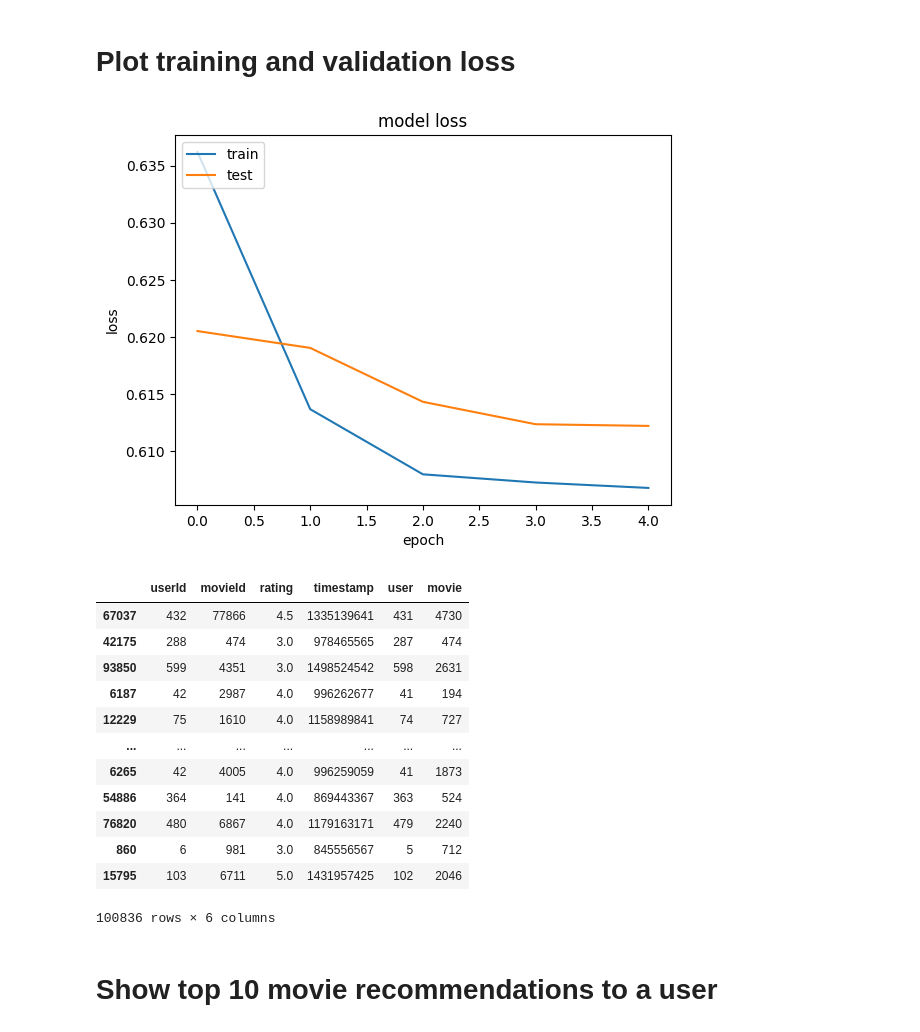
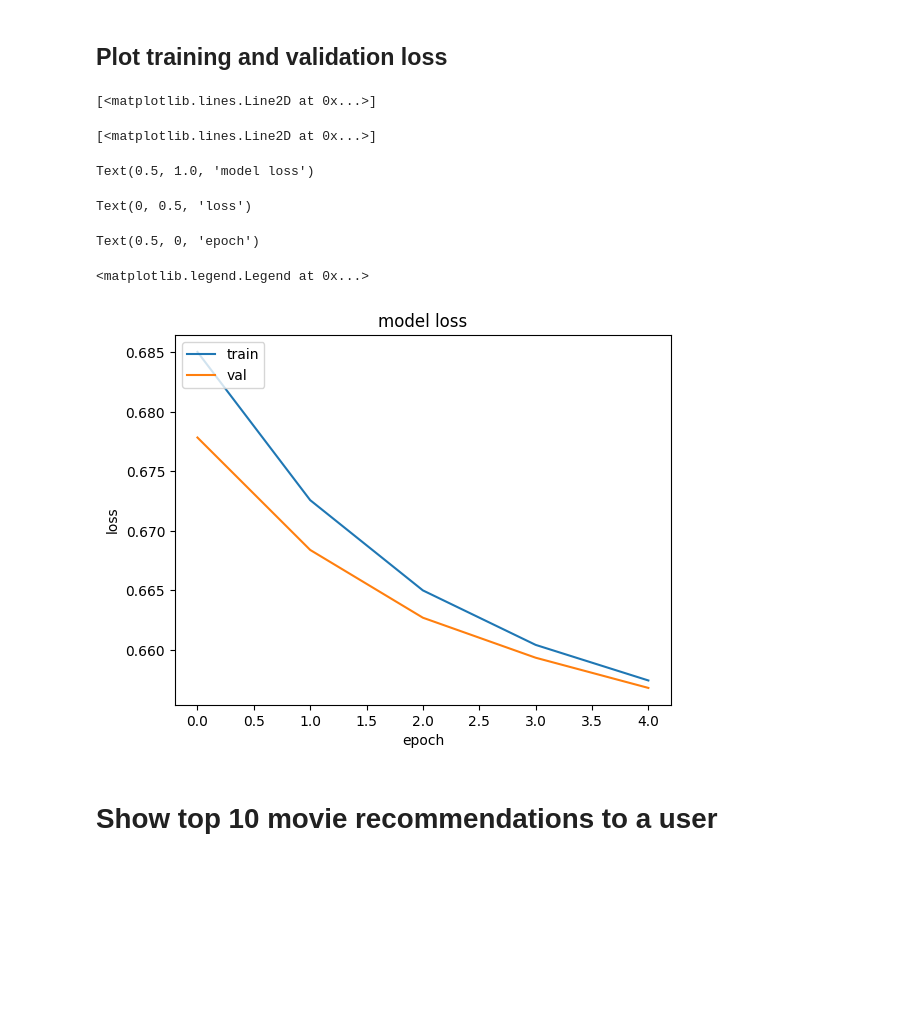
Before and after one commit to GauriMahangare/crs_ds, a Jupyter notebook: notebooks/03_Models/06_recommendation_collaborative_DNN.ipynb, the cells around one changed output. Drawn from its saved outputs; the diff is of its cells as text; code cells hidden in the pictures; blank space fills up the shorter version.

```diff
--- a/notebooks/03_Models/06_recommendation_collaborative_DNN.ipynb
+++ b/notebooks/03_Models/06_recommendation_collaborative_DNN.ipynb
@@ -214,7 +433,0 @@ class RecommenderNet(keras.Model):
-# %%
-
-model = RecommenderNet(num_users, num_movies, EMBEDDING_SIZE)
-model.compile(
-    loss=tf.keras.losses.BinaryCrossentropy(),
-    optimizer=keras.optimizers.legacy.Adam(learning_rate=0.001),
-)
@@ -247,11 +434,22 @@ def model_exploration(model,name):
+# %%
+# Convert to numpy array
+user_train_input_data = np.array(x_train_users)
+movie_train_input_data = np.array(x_train_movies)
+user_val_input_data = np.array(x_val_users)
+movie_val_input_data = np.array(x_val_movies)
+ratings_train_input_data = np.array(y_train)
+ratings_val_input_data = np.array(y_val)
+# %%
+early_stopping = EarlyStopping(monitor='val_loss', patience=3, restore_best_weights=True)
 # %%
 history = model.fit(
-    x=x_train,
-    y=y_train,
+    x=[user_train_input_data,movie_train_input_data],
+    y=ratings_train_input_data,
     batch_size=64,
     epochs=5,
     verbose=1,
-    validation_data=(x_val, y_val),
+    callbacks=[early_stopping],
+    validation_data=([user_val_input_data,movie_val_input_data], ratings_val_input_data),
 )
 # %% [output]
 Epoch 1/5
@@ -280,31 +470,21 @@ embedding_3
 # %% [markdown]
-# Plot training and validation loss
+## Plot training and validation loss
 # %%
 plt.plot(history.history["loss"])
 plt.plot(history.history["val_loss"])
 plt.title("model loss")
 plt.ylabel("loss")
 plt.xlabel("epoch")
-plt.legend(["train", "test"], loc="upper left")
+plt.legend(["train", "val"], loc="upper left")
 plt.show()
 # %% [output]
+[<matplotlib.lines.Line2D at 0x...>]
+[<matplotlib.lines.Line2D at 0x...>]
+Text(0.5, 1.0, 'model loss')
+Text(0, 0.5, 'loss')
+Text(0.5, 0, 'epoch')
+<matplotlib.legend.Legend at 0x...>
-[figure, old version]
+[figure, new version]
-# %%
-df
-# %% [output]
-|  | userId | movieId | rating | timestamp | user | movie |
-| 67037 | 432 | 77866 | 4.5 | 1335139641 | 431 | 4730 |
-| 42175 | 288 | 474 | 3.0 | 978465565 | 287 | 474 |
-| 93850 | 599 | 4351 | 3.0 | 1498524542 | 598 | 2631 |
-| 6187 | 42 | 2987 | 4.0 | 996262677 | 41 | 194 |
-| 12229 | 75 | 1610 | 4.0 | 1158989841 | 74 | 727 |
-| ... | ... | ... | ... | ... | ... | ... |
-| 6265 | 42 | 4005 | 4.0 | 996259059 | 41 | 1873 |
-| 54886 | 364 | 141 | 4.0 | 869443367 | 363 | 524 |
-| 76820 | 480 | 6867 | 4.0 | 1179163171 | 479 | 2240 |
-| 860 | 6 | 981 | 3.0 | 845556567 | 5 | 712 |
-| 15795 | 103 | 6711 | 5.0 | 1431957425 | 102 | 2046 |
-100836 rows × 6 columns
 # %% [markdown]
 # Show top 10 movie recommendations to a user
 # %%
```
Also changed, not shown: parts of 108 cells of this notebook, 49 other files.
